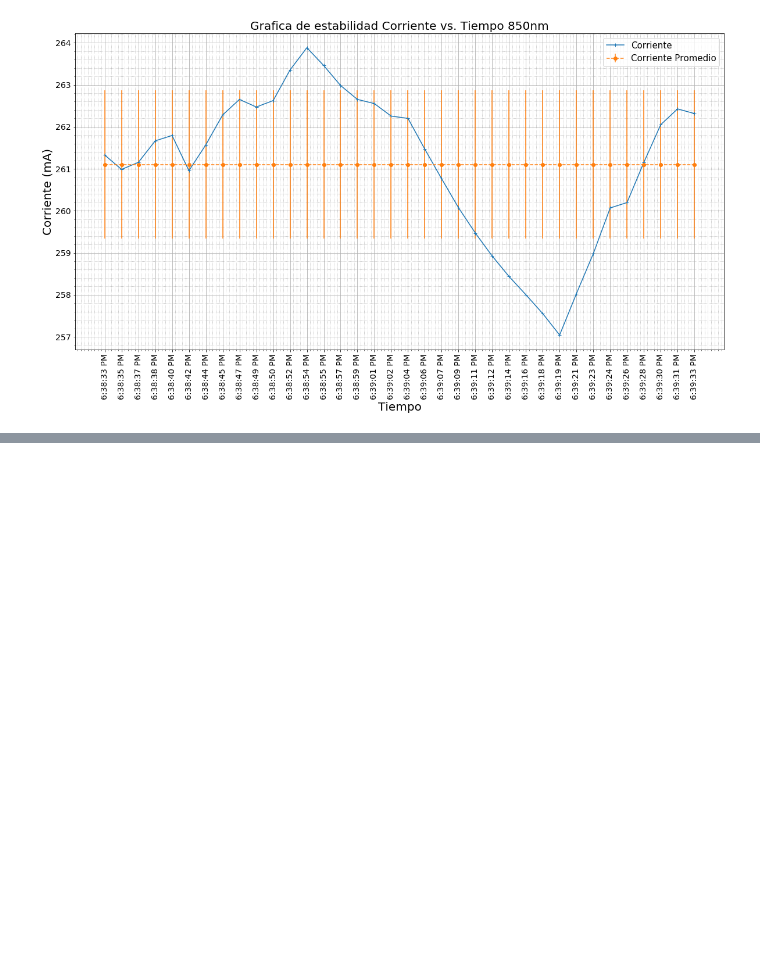
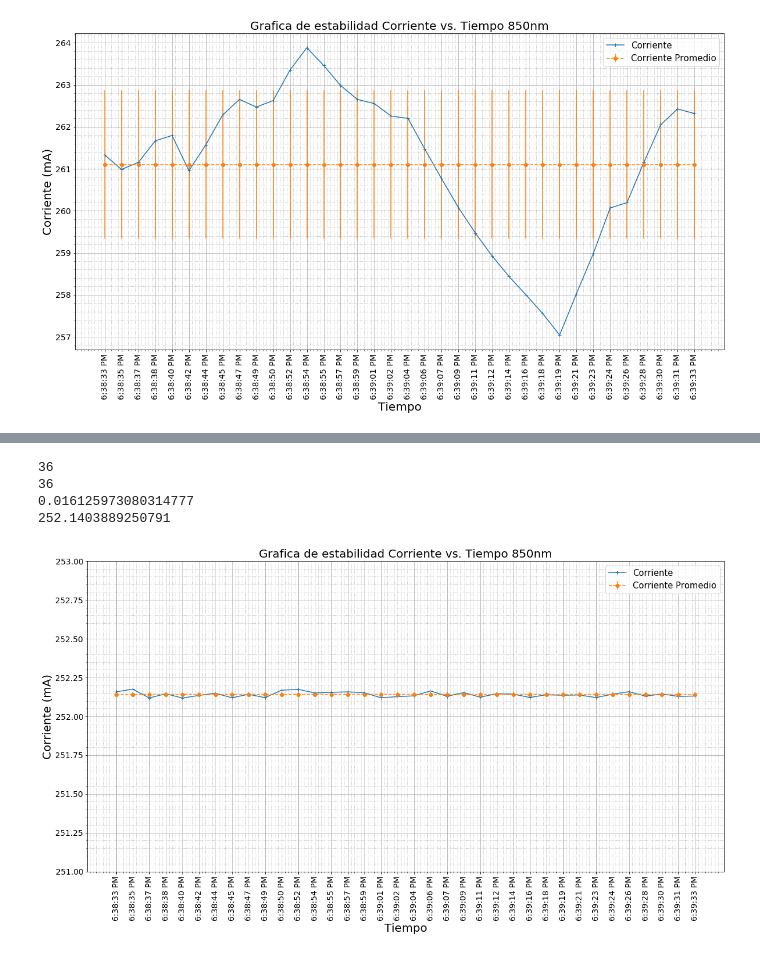
Before and after one commit to Magnus512/Jupyter, a Jupyter notebook: Corrientes850.ipynb, the cells around one changed output, grey strips where cells are left out. Drawn from its saved outputs; the diff is of its cells as text; code cells hidden in the pictures; blank space fills up the shorter version.

```diff
--- a/Corrientes850.ipynb
+++ b/Corrientes850.ipynb
@@ -228,3 +228,19 @@ plt.savefig('Graphs/CorrienteTiempo850.png')
 plt.show()
 # %% [output]
 [figure]
+# %%
+import random
+voltajen2 = []
+voltajen3 = []
+voltajen4 = []
+voltajen5 = []
+voltajen6 = []
+voltajen7 = []
+voltajen8 = []
+voltajen9 = []
+voltajen10 = []
+voltajen11 = []
+voltajen12 = []
+voltajen13 = []
+for i in range(28):
+    voltajen2.append(random.uniform(0.41266,0.41267))
@@ -230,0 +442,38 @@ plt.show()
+# %%
+#Grafica tiempo
+currestab = corriente12
+tiempo12 = tiempo[332:368:1]
+currstd = np.std(currestab)
+currestabmed = np.mean(currestab)
+print(len(currestab))
+print(len(tiempo12))
+print(currstd)
+print(currestabmed)
+
+
+
+plt.figure(figsize=(20,10))
+axes = plt.axes()
+axes.set_xticklabels(tiempo,rotation = 90)
+axes.xaxis.set_tick_params(labelsize = 14)
+axes.yaxis.set_tick_params(labelsize = 14)
+plt.minorticks_on()
+plt.grid(which='major',linestyle='-')
+plt.grid(which='minor',linestyle=':')
+plt.ylim(251,253)
+plt.title('Grafica de estabilidad Corriente vs. Tiempo 850nm', fontsize=20)
+plt.xlabel('Tiempo', fontsize=20)
+plt.ylabel('Corriente (mA)', fontsize=20)
+plt.plot(tiempo12, currestab, label='Corriente', marker='+')
+corrprom = np.full((len(currestab)), currestabmed)
+plt.errorbar(tiempo12, corrprom, yerr=currstd ,label='Corriente Promedio', linestyle='dashed',marker='o')
+plt.legend(prop={'size': 15})
+#plt.savefig('Graphs/CorrienteTiempo850.jpg')
+plt.savefig('Graphs/CorrienteTiempo850.png')
+plt.show()
+# %% [output]
+36
+36
+0.016125973080314777
+252.1403889250791
+[figure, added]
```
Also changed, not shown: parts of 2 cells of this notebook, 8 other files.
